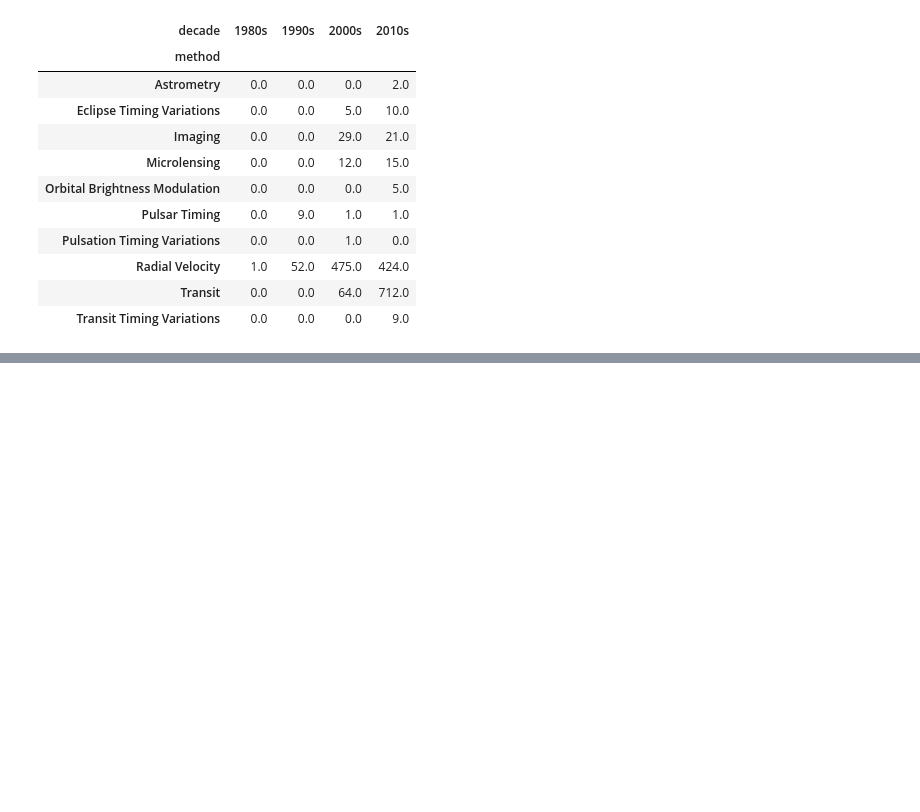
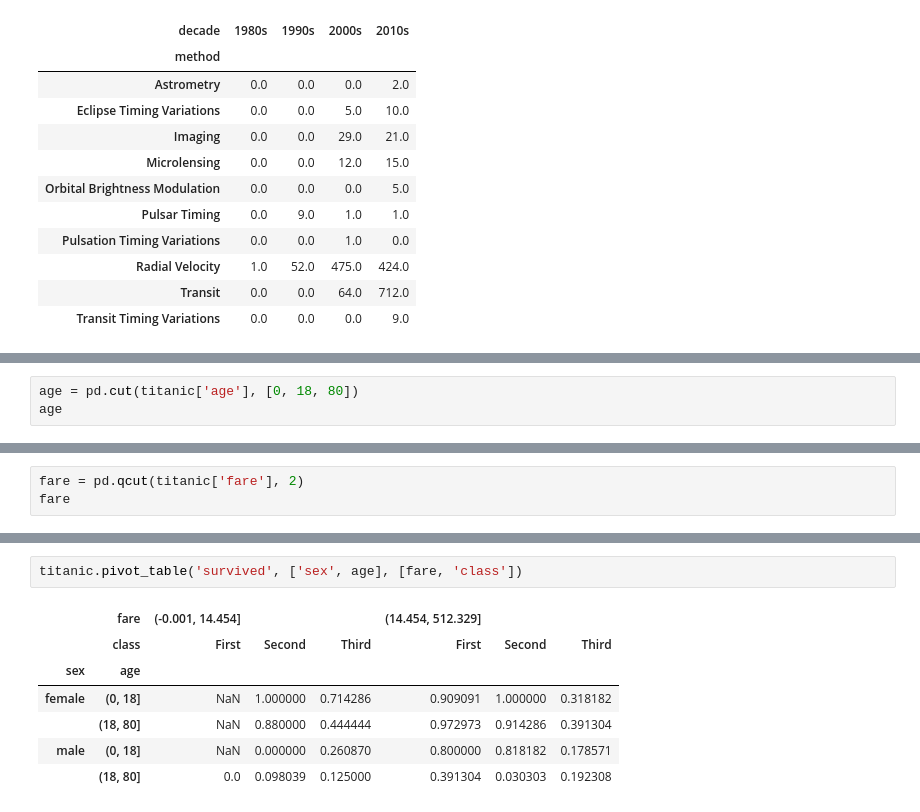
Before and after one commit to KonstantinKlepikov/all-python-ml-learning, a Jupyter notebook: pandas-learning.ipynb, the cells around one changed output, grey strips where cells are left out. Drawn from its saved outputs; the diff is of its cells as text; blank space fills up the shorter version.

```diff
--- a/pandas-learning.ipynb
+++ b/pandas-learning.ipynb
@@ -2241,0 +2284,3 @@ planets.groupby(['method', decade])['number'].sum().unstack().fillna(0)
+# %%
+age = pd.cut(titanic['age'], [0, 18, 80])
+age
@@ -2241,0 +2314,3 @@ planets.groupby(['method', decade])['number'].sum().unstack().fillna(0)
+# %%
+fare = pd.qcut(titanic['fare'], 2)
+fare
@@ -2241,0 +2331,10 @@ planets.groupby(['method', decade])['number'].sum().unstack().fillna(0)
+# %%
+titanic.pivot_table('survived', ['sex', age], [fare, 'class'])
+# %% [output]
+|  | fare | (-0.001, 14.454] |  |  | (14.454, 512.329] |  |  |
+|  | class | First | Second | Third | First | Second | Third |
+| sex | age |  |  |  |  |  |  |
+| female | (0, 18] | NaN | 1.000000 | 0.714286 | 0.909091 | 1.000000 | 0.318182 |
+|  | (18, 80] | NaN | 0.880000 | 0.444444 | 0.972973 | 0.914286 | 0.391304 |
+| male | (0, 18] | NaN | 0.000000 | 0.260870 | 0.800000 | 0.818182 | 0.178571 |
+|  | (18, 80] | 0.0 | 0.098039 | 0.125000 | 0.391304 | 0.030303 | 0.192308 |
```
Also changed, not shown: parts of 30 cells of this notebook.
